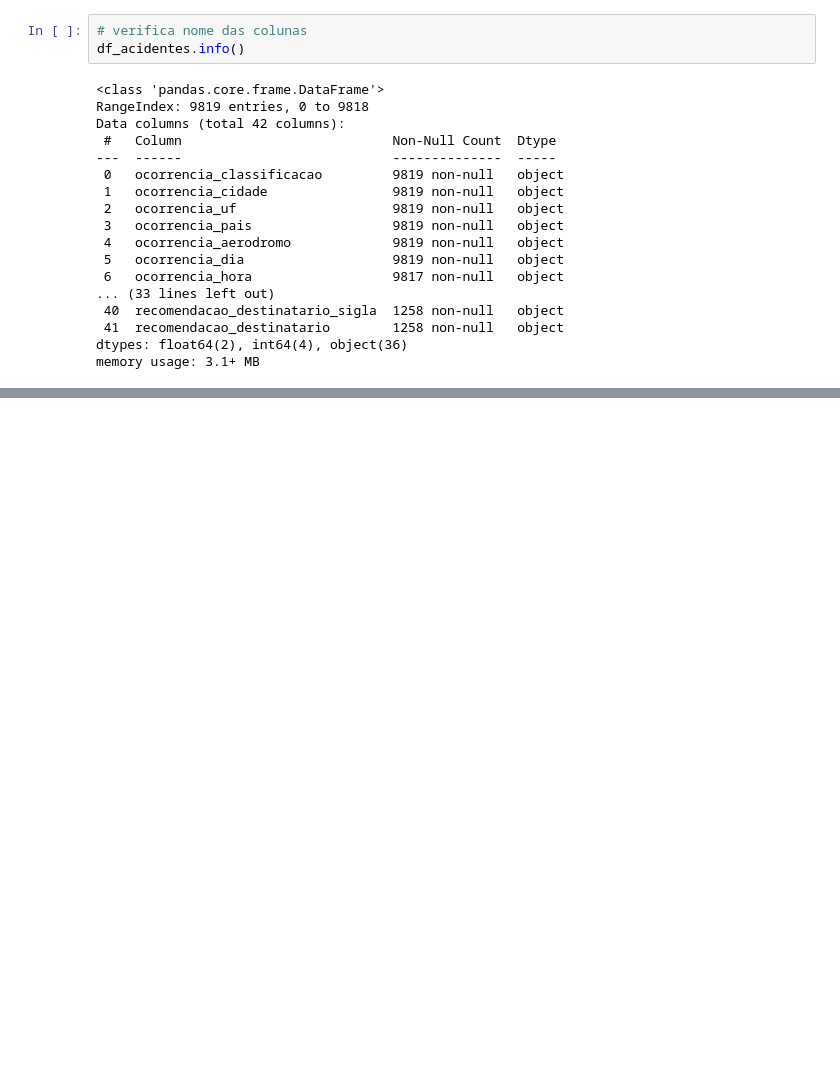
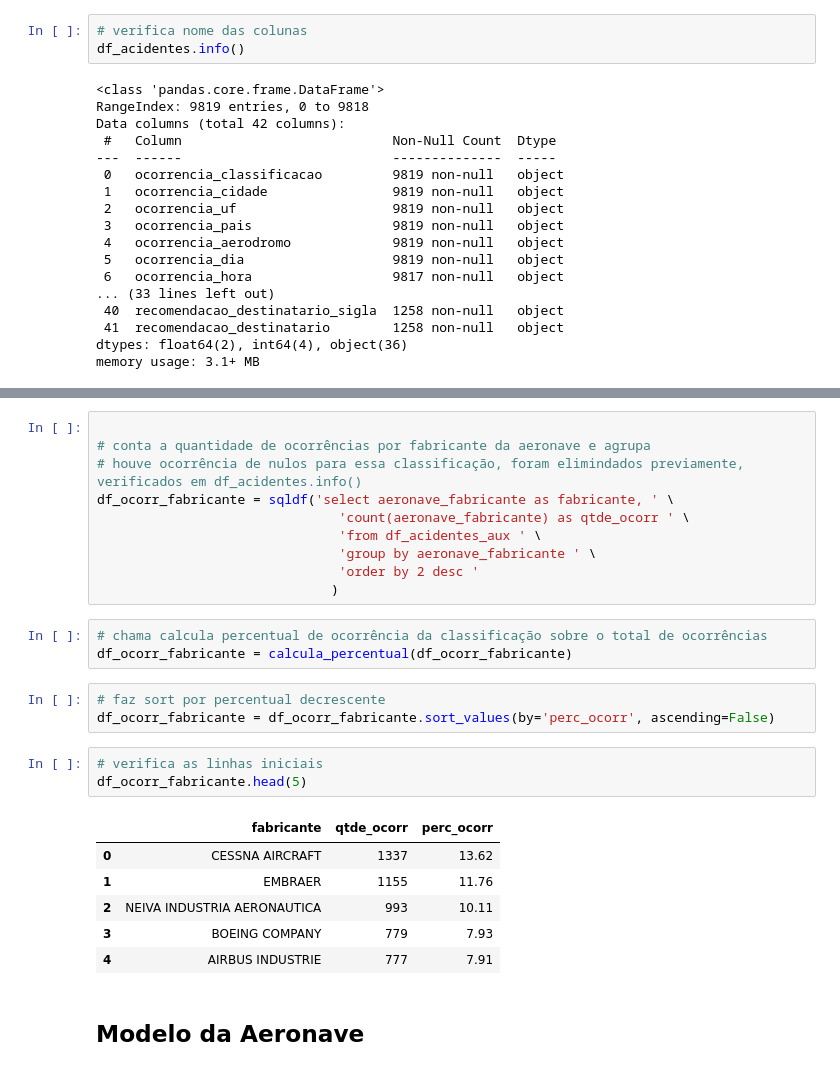
Before and after one commit to jairobernardesjunior/Cenipa_analisa_aeronaves, a Jupyter notebook: 01 cenipa_analisa_aeronaves.ipynb, the cells around one changed output, grey strips where cells are left out. Cells and saved outputs as stored; diff of their text form; blank space fills up the shorter version.

```diff
--- a/01 cenipa_analisa_aeronaves.ipynb
+++ b/01 cenipa_analisa_aeronaves.ipynb
@@ -280,0 +138,28 @@ df_ocorr_cid.head(3)
+# %%
+
+# conta a quantidade de ocorrências por fabricante da aeronave e agrupa
+# houve ocorrência de nulos para essa classificação, foram elimindados previamente, verificados em df_acidentes.info()
+df_ocorr_fabricante = sqldf('select aeronave_fabricante as fabricante, ' \
+                               'count(aeronave_fabricante) as qtde_ocorr ' \
+                               'from df_acidentes_aux ' \
+                               'group by aeronave_fabricante ' \
+                               'order by 2 desc '
+                              )
+# %%
+# chama calcula percentual de ocorrência da classificação sobre o total de ocorrências
+df_ocorr_fabricante = calcula_percentual(df_ocorr_fabricante)
+# %%
+# faz sort por percentual decrescente
+df_ocorr_fabricante = df_ocorr_fabricante.sort_values(by='perc_ocorr', ascending=False)
+# %%
+# verifica as linhas iniciais
+df_ocorr_fabricante.head(5)
+# %% [output]
+|  | fabricante | qtde_ocorr | perc_ocorr |
+| 0 | CESSNA AIRCRAFT | 1337 | 13.62 |
+| 1 | EMBRAER | 1155 | 11.76 |
+| 2 | NEIVA INDUSTRIA AERONAUTICA | 993 | 10.11 |
+| 3 | BOEING COMPANY | 779 | 7.93 |
+| 4 | AIRBUS INDUSTRIE | 777 | 7.91 |
+# %% [markdown]
+## Modelo da Aeronave
```
Also changed, not shown: parts of 106 cells of this notebook, 3 other files.
